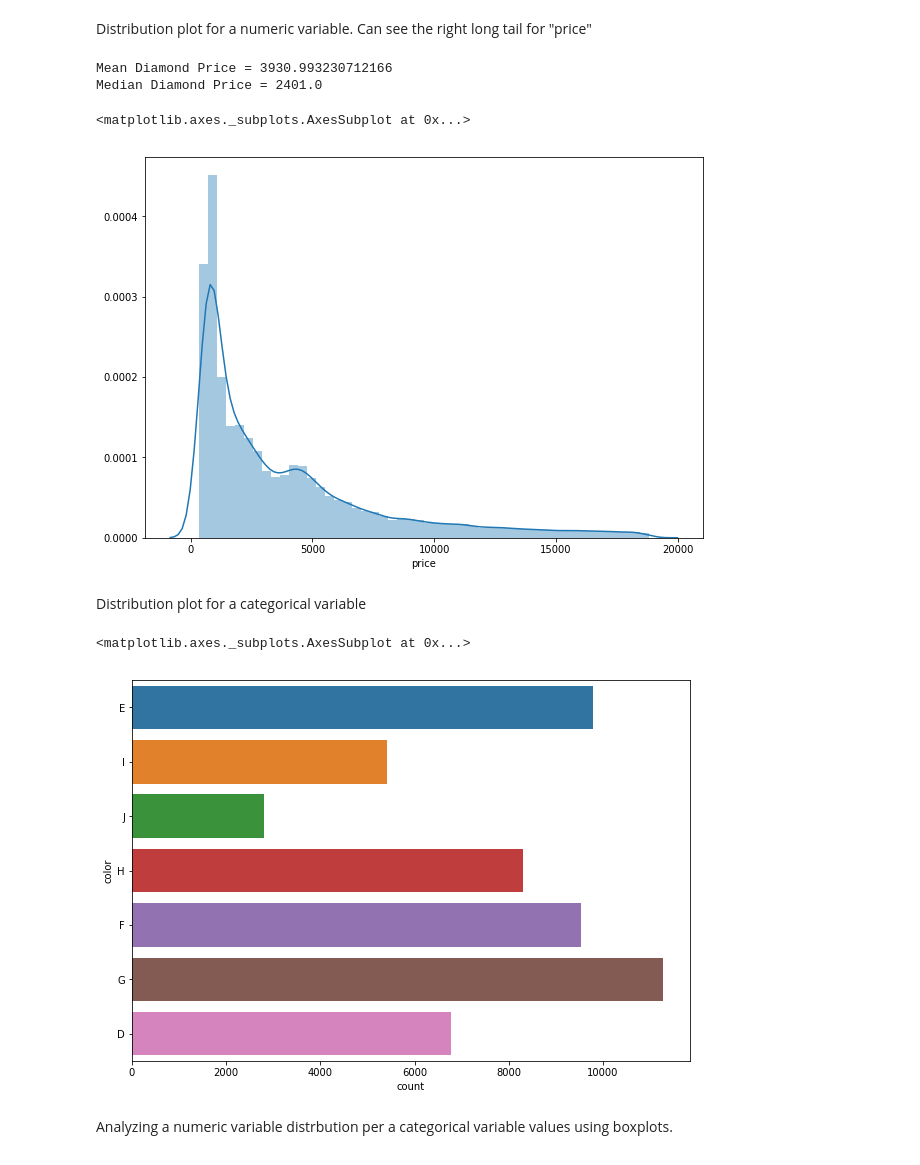
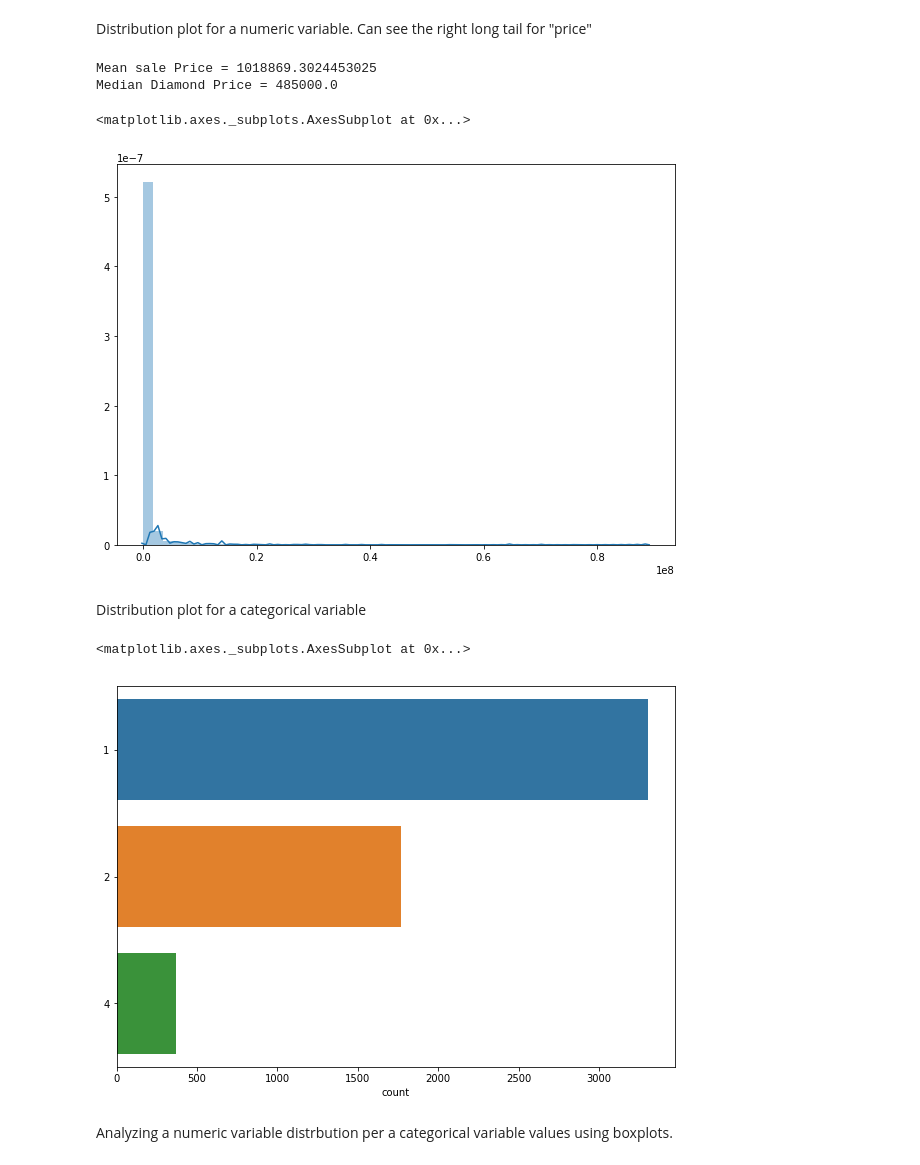
Before and after one commit to itayisraelov/RealEstateMLProject, a Jupyter notebook: Notebooks/Data Understanding.ipynb, the cells around one changed output. Saved outputs shown, nothing was run; the diff lists cells and outputs as text; code cells hidden in the pictures.

Commit message:
Finish data understanding notebook
Signed-off-by: aavivi <saavivi@campus.technion.ac.il>

```diff
--- a/Notebooks/Data Understanding.ipynb
+++ b/Notebooks/Data Understanding.ipynb
@@ -46,7 +112,7 @@ Read csv file into pandas dataframe. present few rows with the "head" function.
 # %%
-diamonds = pd.read_excel('../Data/2019/2019_bronx.xlsx')
-diamonds.columns = [feature.rstrip("\n") for feature in diamonds.columns.values]
-diamonds.head(15)
+raw_data = pd.read_excel('../Data/2019/2019_bronx.xlsx')
+raw_data.columns = [feature.rstrip("\n") for feature in raw_data.columns.values]
+raw_data.head(15)
 # %% [output]
 |  | BOROUGH | NEIGHBORHOOD | BUILDING CLASS CATEGORY | TAX CLASS AS OF FINAL ROLL 18/19 | BLOCK | LOT | EASE-MENT | ... |
 | 0 | 2 | BATHGATE | 01 ONE FAMILY DWELLINGS | 1 | 3030 | 70 | NaN | ... |
@@ -189,5 +255,5 @@ We can see that EASE-MENT and APARMNET NUMBER are Nan for the most part.
 Let's drop them
 # %%
-diamonds = diamonds.drop(['EASE-MENT', 'APARTMENT NUMBER'], axis=1)
+raw_data = raw_data.drop(['EASE-MENT', 'APARTMENT NUMBER'], axis=1)
 print("removed!")
 # %% [output]
@@ -201,7 +267,7 @@ Total number of records with Sale price discrepencies: 0
 # %% [markdown]
 Let's remove these records.
 # %%
-diamonds = diamonds.drop(diamonds.loc[diamonds["SALE PRICE"]== 0].index)
+raw_data = raw_data.drop(raw_data.loc[raw_data["SALE PRICE"]== 0].index)
 print("removed!")
 # %% [output]
 removed!
@@ -306,23 +389,23 @@ In this section we will use matplotlib and seaborn packages to plot basic common
 # %% [markdown]
 Distribution plot for a numeric variable. Can see the right long tail for "price"
 # %%
-print("Mean Diamond Price = " + str(np.mean(diamonds.price)))
-print("Median Diamond Price = " + str(np.median(diamonds.price)))
+print("Mean sale Price = " + str(np.mean(raw_data["SALE PRICE"].values)))
+print("Median Diamond Price = " + str(np.median(raw_data["SALE PRICE"].values)))
 plt.subplots(figsize=(10,7))
-sns.distplot(diamonds.price, label="Price")
+sns.distplot(raw_data["SALE PRICE"].values, label="Sale price")
 # %% [output]
-Mean Diamond Price = 3930.993230712166
-Median Diamond Price = 2401.0
+Mean sale Price = 1018869.3024453025
+Median Diamond Price = 485000.0
 <matplotlib.axes._subplots.AxesSubplot at 0x...>
-[figure, old version]
+[figure, new version]
 # %% [markdown]
 Distribution plot for a categorical variable
 # %%
 plt.subplots(figsize=(10,7))
-sns.countplot(y = diamonds.color)
+sns.countplot(y = raw_data["TAX CLASS AT TIME OF SALE"].values)
 # %% [output]
 <matplotlib.axes._subplots.AxesSubplot at 0x...>
-[figure, old version]
+[figure, new version]
 # %% [markdown]
 Analyzing a numeric variable distrbution per a categorical variable values using boxplots.
 # %%
```
Also changed, not shown: parts of 32 cells of this notebook.
